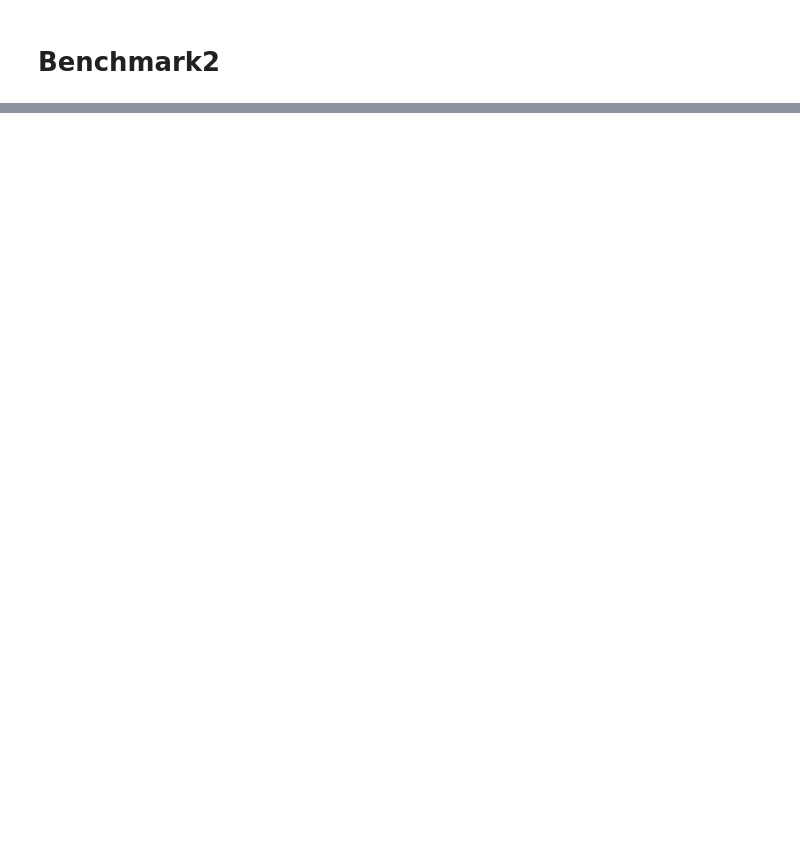
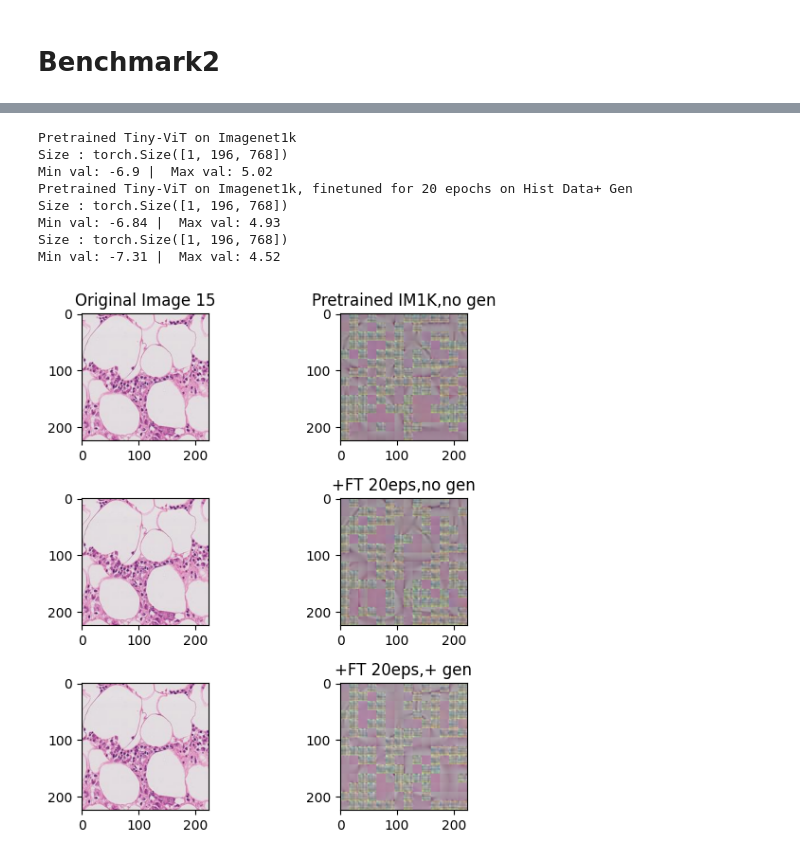
Before and after one commit to SeibelT/multimodal_survival_prediction, a Jupyter notebook: Encoding_Explained.ipynb, the cells around one changed output, grey strips where cells are left out. Saved outputs shown, nothing was run; the diff lists cells and outputs as text; code cells hidden in the pictures; blank space fills up the shorter version.

Commit message:
pt.1 deployment, new encoded datasets

```diff
--- a/Encoding_Explained.ipynb
+++ b/Encoding_Explained.ipynb
@@ -521,0 +506,5 @@ TypeError: int() argument must be a string, a bytes-like object or a real number
+# %%
+tensor_path = "/nodes/bevog/work4/seibel/multimodal_survival_prediction/mytestfil2.hdf5"
+with h5py.File(tensor_path, "r") as f:
+    dvec = f["coords"][:]
+    dcoord = f["feats"][:]
@@ -521,0 +541,11 @@ TypeError: int() argument must be a string, a bytes-like object or a real number
+# %%
+mycheckpnt = "/nodes/bevog/work4/seibel/data/testing/lightning_logs/o8svd1da/checkpoints/epoch=19-step=36180.ckpt"
+encode_genm2 = False
+model2 =  SupViTSurv(lr=0.01,nbins=4,alpha=0.1,ckpt_path=ckpt_path,ffcv=False,encode_gen=encode_genm2)
+model2.load_from_checkpoint(mycheckpnt)
+
+#with genomics
+mycheckpnt = "/nodes/bevog/work4/seibel/data/testing/lightning_logs/o8svd1da/checkpoints/epoch=19-step=36180.ckpt"
+encode_genm3 = True
+model3 =  SupViTSurv(lr=0.01,nbins=4,alpha=0.1,ckpt_path=ckpt_path,ffcv=False,encode_gen=encode_genm3)
+model3.load_from_checkpoint(mycheckpnt)
@@ -521,0 +594,42 @@ TypeError: int() argument must be a string, a bytes-like object or a real number
+# %%
+i = 15
+mask_ratio=0.5
+tile = transform(Image.open(tilepaths[i])).unsqueeze(0) #x
+coordinate = coords[i] # coords
+
+slide_id = f_foldertiles.split("/")[-1]+".svs"
+gen_vec = torch.Tensor(df_genomics[df_genomics.slide_id==slide_id][df_genomics.keys()[11:]].to_numpy()).to(torch.float32)
+gen_empty = torch.rand(size=(1,0,192)) # y
+
+batch = [tile,gen_empty,coordinate]
+batch_w_gen = [tile,gen_vec,coordinate]
+
+
+print("Pretrained Tiny-ViT on Imagenet1k ")
+m1_raw,m1_out,out_mean1 = plotter(mod=model,batch=batch,maks_ratio=mask_ratio)
+print("Pretrained Tiny-ViT on Imagenet1k, finetuned for 20 epochs on Hist Data+ Gen")
+m2_raw,m2_out,out_mean2 = plotter(mod=model2,batch=batch,maks_ratio=mask_ratio)
+m3_raw,m3_out,out_mean3 = plotter(mod=model3,batch=batch_w_gen,maks_ratio=mask_ratio,encode_gen=True)
+
+fig, ax = plt.subplots(3,2,figsize=(6,6))
+ax[0,0].imshow(m1_raw)
+ax[0,1].imshow(m1_out)
+ax[1,0].imshow(m2_raw)
+ax[1,1].imshow(m2_out)
+ax[2,0].imshow(m3_raw)
+ax[2,1].imshow(m3_out)
+ax[0,0].set_title(f"Original Image {i}")
+ax[0,1].set_title(f"Pretrained IM1K,no gen")
+ax[1,1].set_title(f"+FT 20eps,no gen")
+ax[2,1].set_title(f"+FT 20eps,+ gen")
+fig.tight_layout()
+# %% [output]
+Pretrained Tiny-ViT on Imagenet1k
+Size : torch.Size([1, 196, 768])
+Min val: -6.9 |  Max val: 5.02
+Pretrained Tiny-ViT on Imagenet1k, finetuned for 20 epochs on Hist Data+ Gen
+Size : torch.Size([1, 196, 768])
+Min val: -6.84 |  Max val: 4.93
+Size : torch.Size([1, 196, 768])
+Min val: -7.31 |  Max val: 4.52
+[figure, added]
```
Also changed, not shown: parts of 21 cells of this notebook, 6 other files.
